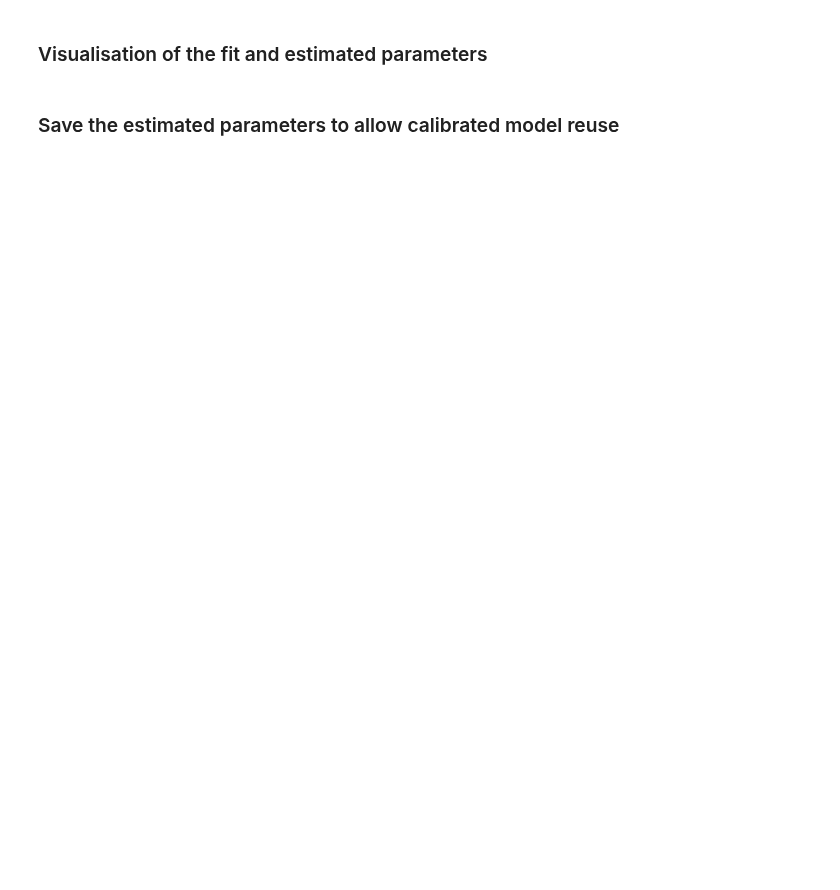
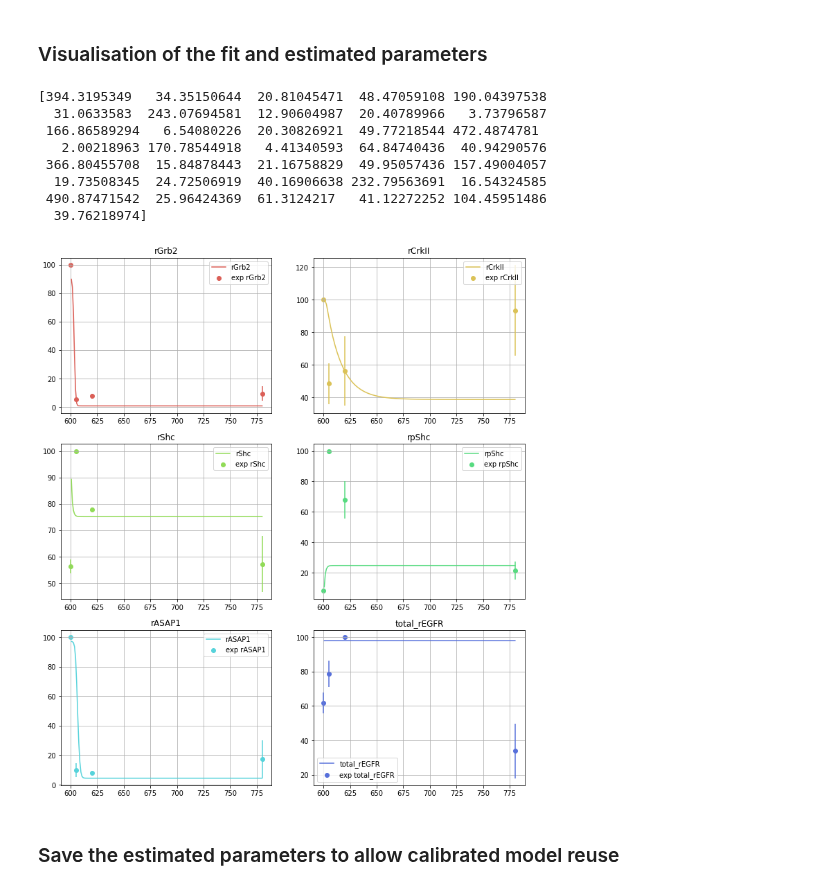
Before and after one commit to AnEvilBurrito/new-peak-project, a Jupyter notebook: src/parameter_estimation.ipynb, the cells around one changed output. Drawn from its saved outputs; the diff is of its cells as text; code cells hidden in the pictures; blank space fills up the shorter version.

```diff
--- a/src/parameter_estimation.ipynb
+++ b/src/parameter_estimation.ipynb
@@ -1144,0 +1147,20 @@ def objective(p,
+# %%
+### Quick Test for obj func
+
+exp_data = DataHelper()
+model = peak3_model
+for s in ex.get_experimental_states():
+    exp_data.add_exp_data(ex.get_state_modified_time(
+        s, stim_time), ex.get_state_average_for_each_time_point(s), ex.get_state_std_for_each_time_point(s), s)
+
+
+init_paramset = tuple(model.get_parameters().values())
+init_states = model.get_state_variables()
+params_name = list(model.get_parameters().keys())
+obs_state_vars = model.get_all_variables_keys(with_time=True)
+
+print(params_name)
+print(init_paramset)
+
+print(objective(init_paramset, rr, params_name, obs_state_vars,
+      exp_data, stim_time, sim_time=global_sim_time))
@@ -1196,0 +1225,38 @@ NameError: name 'init_paramset' is not defined
+# %%
+best_fit = result.x
+
+print(best_fit)
+
+for i in range(len(params_name)):
+    rr.model[f'{params_name[i]}'] = best_fit[i]
+
+rr.reset()
+res = rr.simulate(0, global_sim_time, global_sim_time, selections=obs_state_vars)
+
+fig_i, fig_j = 3, 2
+figure, axis = plt.subplots(fig_i, fig_j, figsize=(12, 14))
+figure_start_time = 600
+exp_states = ex.get_experimental_states()
+for i,s in enumerate(exp_states):
+    exp_data = ex.get_state_average_for_each_time_point(s)
+    exp_data_std = ex.get_state_std_for_each_time_point(s)
+    exp_time = ex.get_state_modified_time(s, stim_time)
+
+    fi = i // fig_j
+    fj = i % fig_j
+    # print(fi, fj)
+    # print('Exp Data Ave', np.array(exp_data))
+    # print('Exp Data Std',np.array(exp_data_std))
+    # print('Exp Data Timepoints', np.array(exp_time))
+    # plot_state_with_exp_data(s, res, exp_time, exp_data, exp_data_std, stim_time, color=colours[i])
+    plot_state_with_exp_data_subplot(fi, fj, s, res, exp_time, exp_data, exp_data_std, figure_start_time, color=colours[i])
+# %% [output]
+[394.3195349   34.35150644  20.81045471  48.47059108 190.04397538
+  31.0633583  243.07694581  12.90604987  20.40789966   3.73796587
+ 166.86589294   6.54080226  20.30826921  49.77218544 472.4874781
+   2.00218963 170.78544918   4.41340593  64.84740436  40.94290576
+ 366.80455708  15.84878443  21.16758829  49.95057436 157.49004057
+  19.73508345  24.72506919  40.16906638 232.79563691  16.54324585
+ 490.87471542  25.96424369  61.3124217   41.12272252 104.45951486
+  39.76218974]
+[figure, added]
```
Also changed, not shown: parts of 10 cells of this notebook, 4 other files.
